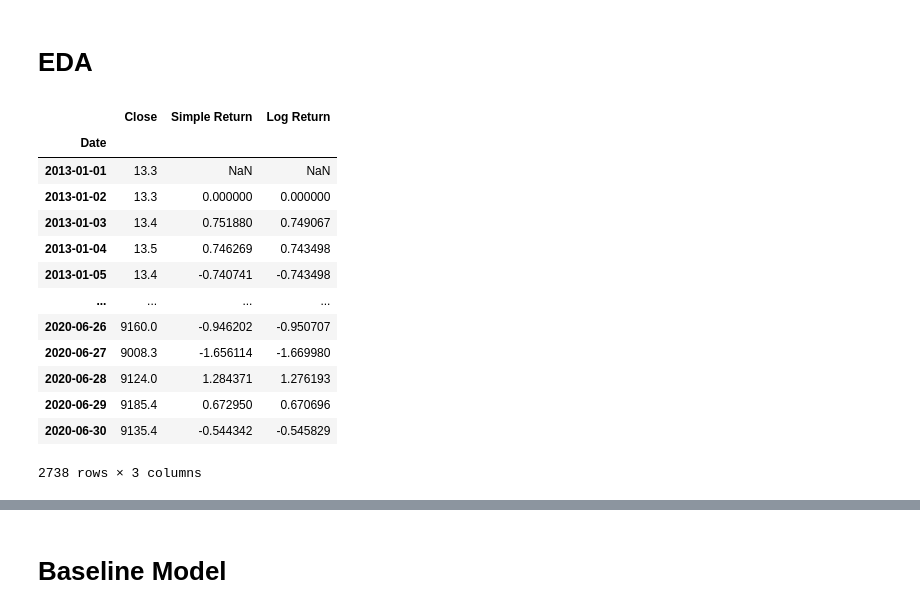
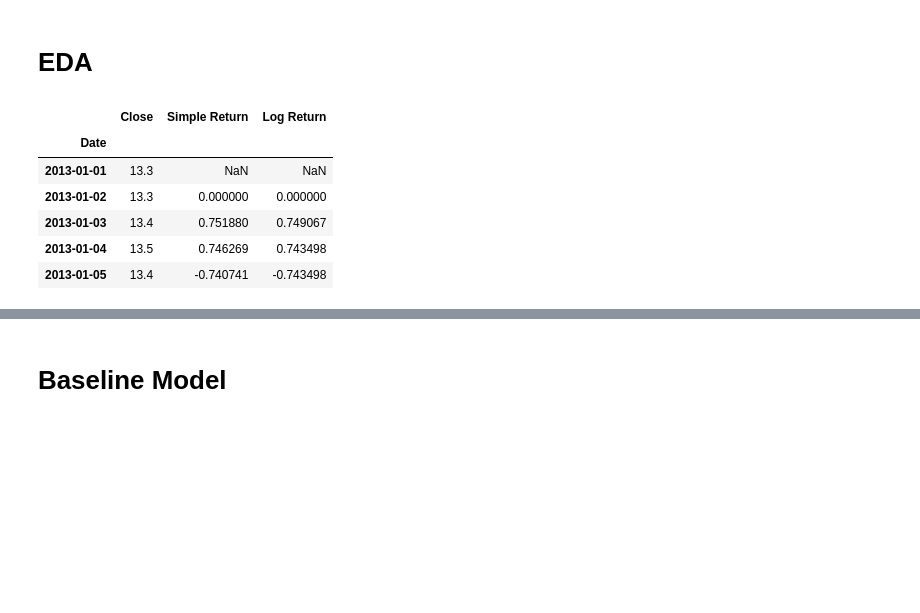
Before and after one commit to Rhuck1/Bitcoin-Price-Analysis, a Jupyter notebook: capstone_2_rough_draft.ipynb, the cells around one changed output, grey strips where cells are left out. Saved outputs shown, nothing was run; the diff lists cells and outputs as text; code cells hidden in the pictures; blank space fills up the shorter version.

```diff
--- a/capstone_2_rough_draft.ipynb
+++ b/capstone_2_rough_draft.ipynb
@@ -170,23 +175,16 @@ holdout_data.head()
 # %% [markdown]
 # EDA
 # %%
-df = pd.DataFrame(data['Close'])
-df['Simple Return'] = 100 * df.Close.pct_change()
-df['Log Return'] = 100 * (np.log(df.Close) - np.log(df.Close.shift(1)))
+dataframe = pd.DataFrame(data['Close'])
+dataframe['Simple Return'] = 100 * dataframe.Close.pct_change()
+dataframe['Log Return'] = 100 * (np.log(dataframe.Close) - np.log(dataframe.Close.shift(1)))
 
-df
+dataframe.head()
 # %% [output]
 |  | Close | Simple Return | Log Return |
 | Date |  |  |  |
 | 2013-01-01 | 13.3 | NaN | NaN |
 | 2013-01-02 | 13.3 | 0.000000 | 0.000000 |
 | 2013-01-03 | 13.4 | 0.751880 | 0.749067 |
 | 2013-01-04 | 13.5 | 0.746269 | 0.743498 |
 | 2013-01-05 | 13.4 | -0.740741 | -0.743498 |
-| ... | ... | ... | ... |
-| 2020-06-26 | 9160.0 | -0.946202 | -0.950707 |
-| 2020-06-27 | 9008.3 | -1.656114 | -1.669980 |
-| 2020-06-28 | 9124.0 | 1.284371 | 1.276193 |
-| 2020-06-29 | 9185.4 | 0.672950 | 0.670696 |
-| 2020-06-30 | 9135.4 | -0.544342 | -0.545829 |
-2738 rows × 3 columns
```
Also changed, not shown: parts of 19 cells of this notebook, 3 other files.
